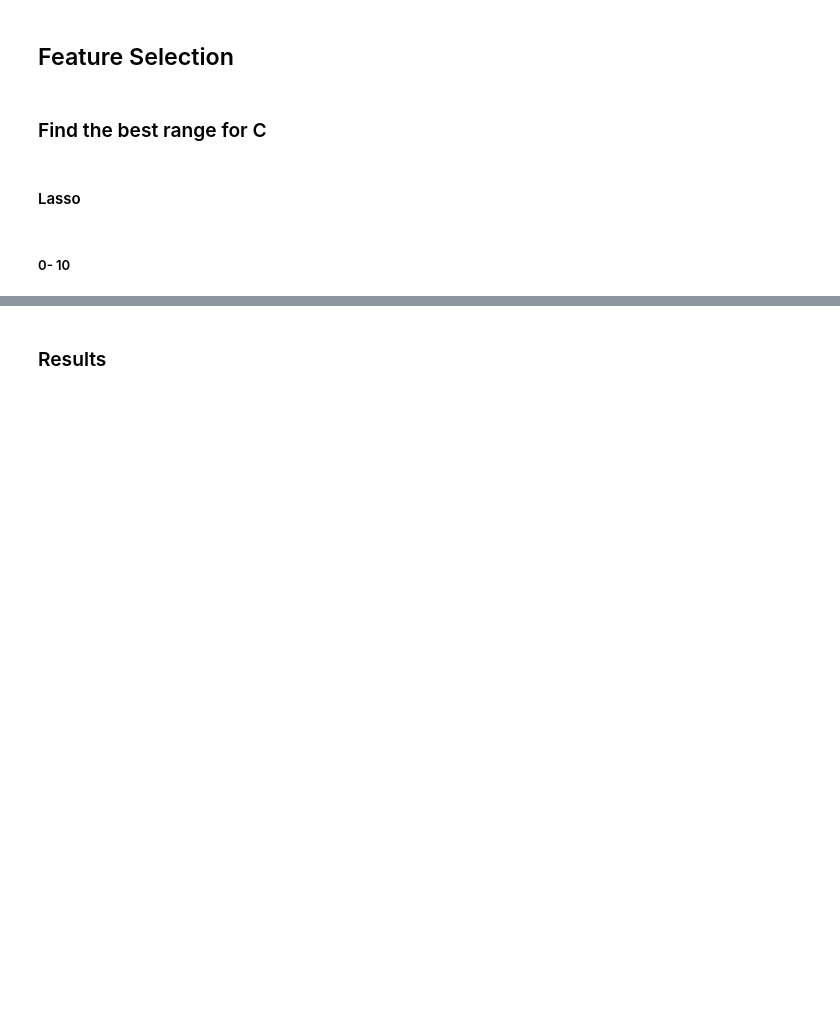
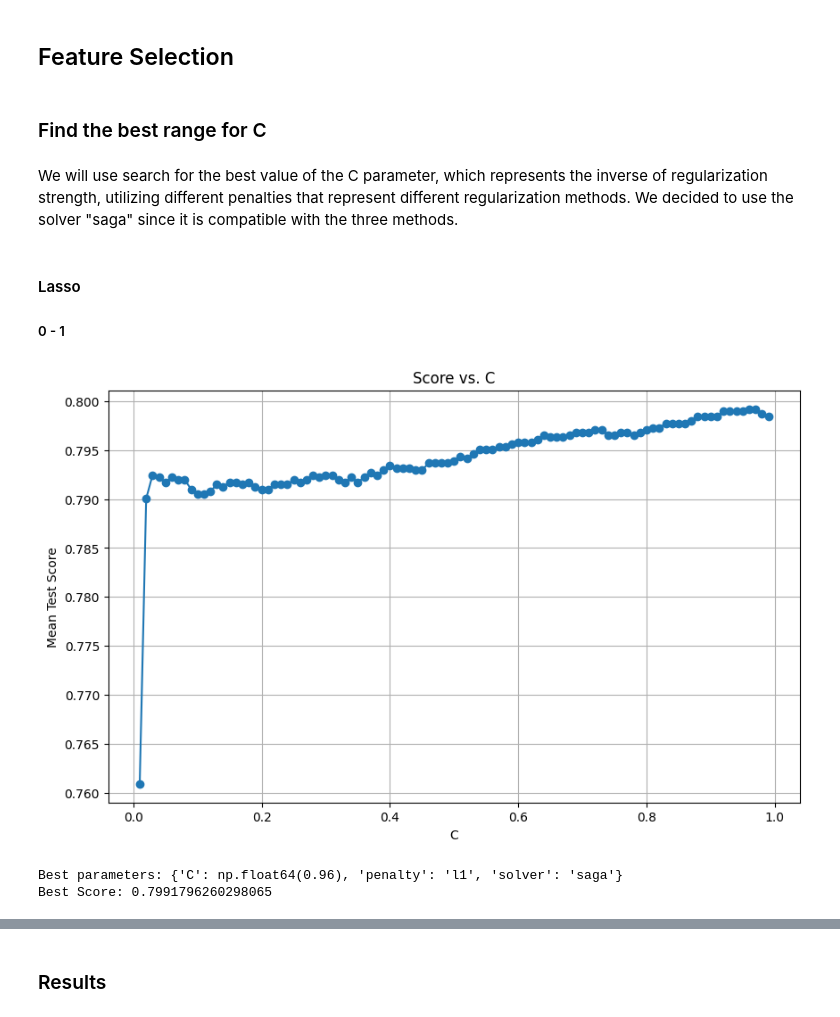
Before and after one commit to beatrizmsa/ml-vegetation-classifier, a Jupyter notebook: notebook.ipynb, the cells around one changed output, grey strips where cells are left out. Drawn from its saved outputs; the diff is of its cells as text; code cells hidden in the pictures; blank space fills up the shorter version.

Commit message:
Fixes in the regularization methods and added function to the utils

```diff
--- a/notebook.ipynb
+++ b/notebook.ipynb
@@ -227 +324,8 @@ def best_feature_grid_search(X_train, y_train, parameters, model):
+# %%
+# store the results of the best parameters and score for each method
+
+columns_name = X.columns.tolist()
+result_lasso = {'C':[], 'score': []}
+result_ridge = {'C': [], 'score': []}
+result_elasticnet = {'C': [], 'score': [], 'l1_ratio':[]}
 # %%
@@ -228,8 +334,18 @@ def best_feature_grid_search(X_train, y_train, parameters, model):
 model = LogisticRegression()
+# %% [markdown]
+We will use search for the best value of the C parameter, which represents the inverse of regularization strength, utilizing different penalties that represent different regularization methods. We decided to use the solver "saga" since it is compatible with the three methods.
 # %% [markdown]
 #### Lasso
+##### 0 - 1
-# %% [markdown]
-##### 0- 10
 # %%
-parameters = {'C': np.arange(0, 10, 0.01), 'penalty': ['l1'], 'solver': ['saga']}
-best_parameter_C = best_feature_grid_search(X_train, y_train, parameters, model)
+# Define the parameters we will test, setting C values from 0 to 1 in increments of 0.01
+
+parameters = {'C': np.arange(0, 1, 0.01),
+              'penalty': ['l1'],
+              'solver': ['saga']}
+
+result_lasso = best_feature_grid_search_visualization(X_train, y_train, parameters, model, result_lasso)
+# %% [output]
+[figure, added]
+Best parameters: {'C': np.float64(0.96), 'penalty': 'l1', 'solver': 'saga'}
+Best Score: 0.7991796260298065
```
Also changed, not shown: parts of 90 cells of this notebook, 1 other file.
